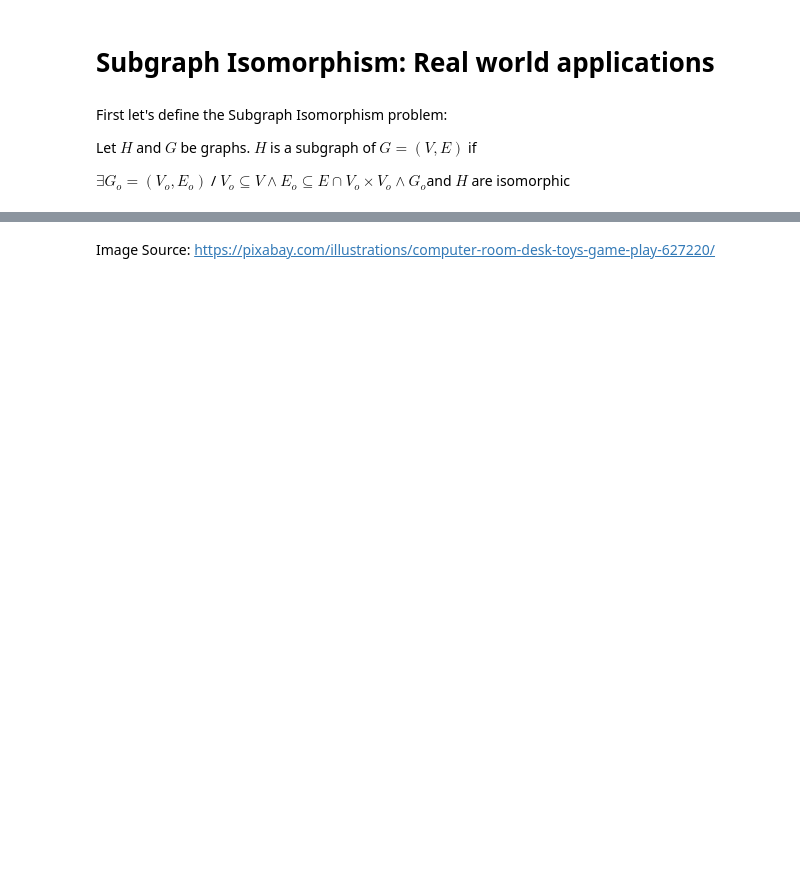
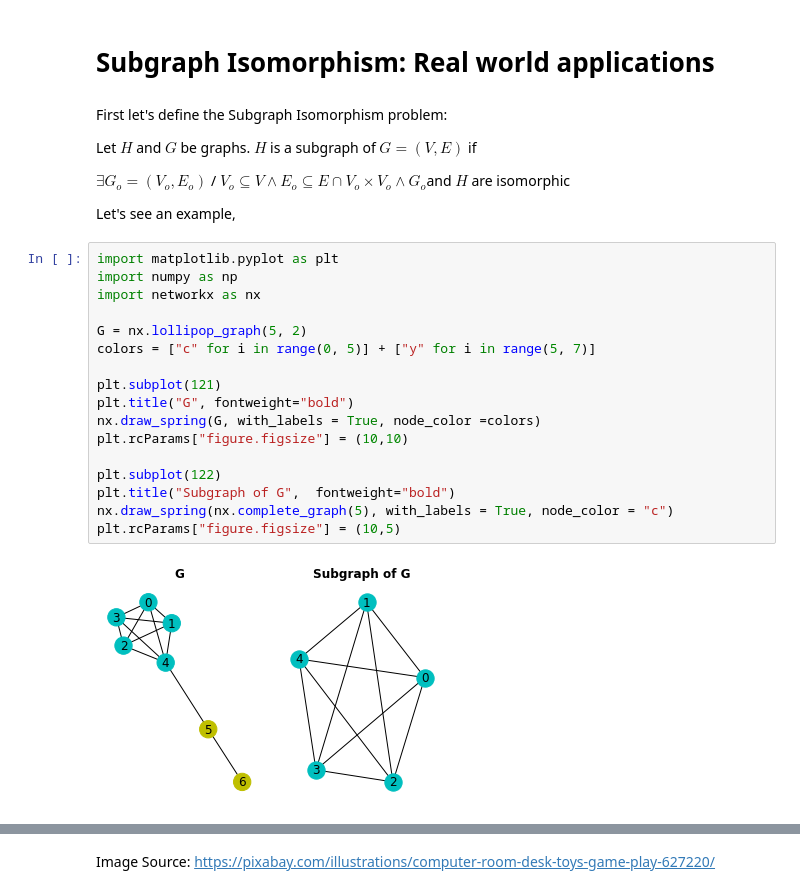
Before and after one commit to networkx/nx-guides, a Jupyter notebook: content/algorithms/sub_isomorphism/subgraph_iso_img.ipynb, the cells around one changed output, grey strips where cells are left out. Drawn from its saved outputs; the diff is of its cells as text; blank space fills up the shorter version.

```diff
--- a/content/algorithms/sub_isomorphism/subgraph_iso_img.ipynb
+++ b/content/algorithms/sub_isomorphism/subgraph_iso_img.ipynb
@@ -6,6 +6,27 @@ First let's define the Subgraph Isomorphism problem:
 Let $H$ and $G$ be graphs. $H$ is a subgraph of $G = (V, E)$ if
 
 $\exists G_o = (V_o, E_o)$ / $V_o \subseteq  V \wedge E_o \subseteq E \cap V_o \times V_o \land  G_o $and $H$ are isomorphic
+
+Let's see an example,
+# %%
+import matplotlib.pyplot as plt
+import numpy as np
+import networkx as nx
+
+G = nx.lollipop_graph(5, 2)
+colors = ["c" for i in range(0, 5)] + ["y" for i in range(5, 7)]
+
+plt.subplot(121)
+plt.title("G", fontweight="bold")
+nx.draw_spring(G, with_labels = True, node_color =colors)
+plt.rcParams["figure.figsize"] = (10,10)
+
+plt.subplot(122)
+plt.title("Subgraph of G",  fontweight="bold")
+nx.draw_spring(nx.complete_graph(5), with_labels = True, node_color = "c")
+plt.rcParams["figure.figsize"] = (10,5)
+# %% [output]
+[figure, added]
 # %% [markdown]
 Many real-world structures can be represented using graphs. Some of them are involved in problems that can be solved using sub-graph isomorphism algorithms. In this notebook we will study two real-world applications:
 - Pattern Recognition in images
```
Also changed, not shown: parts of 37 cells of this notebook, 16 other files.
